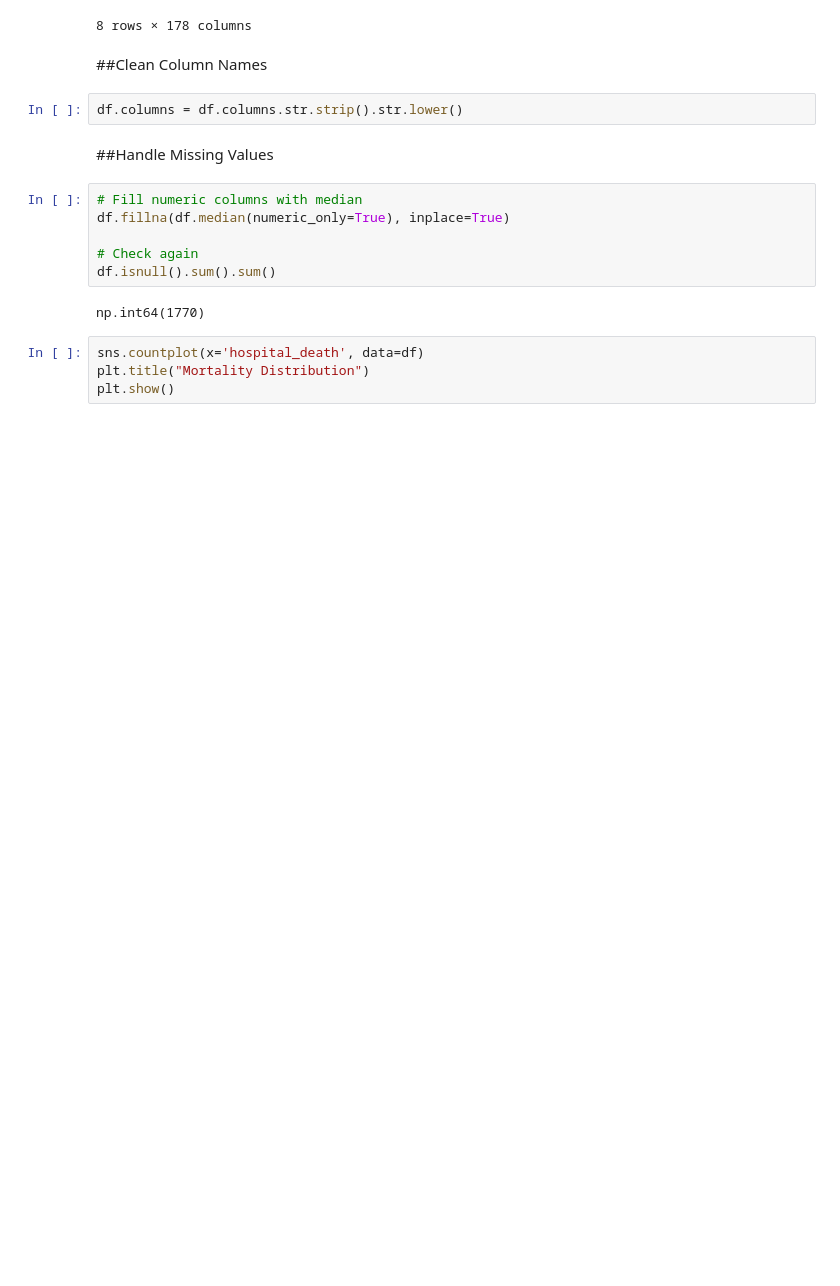
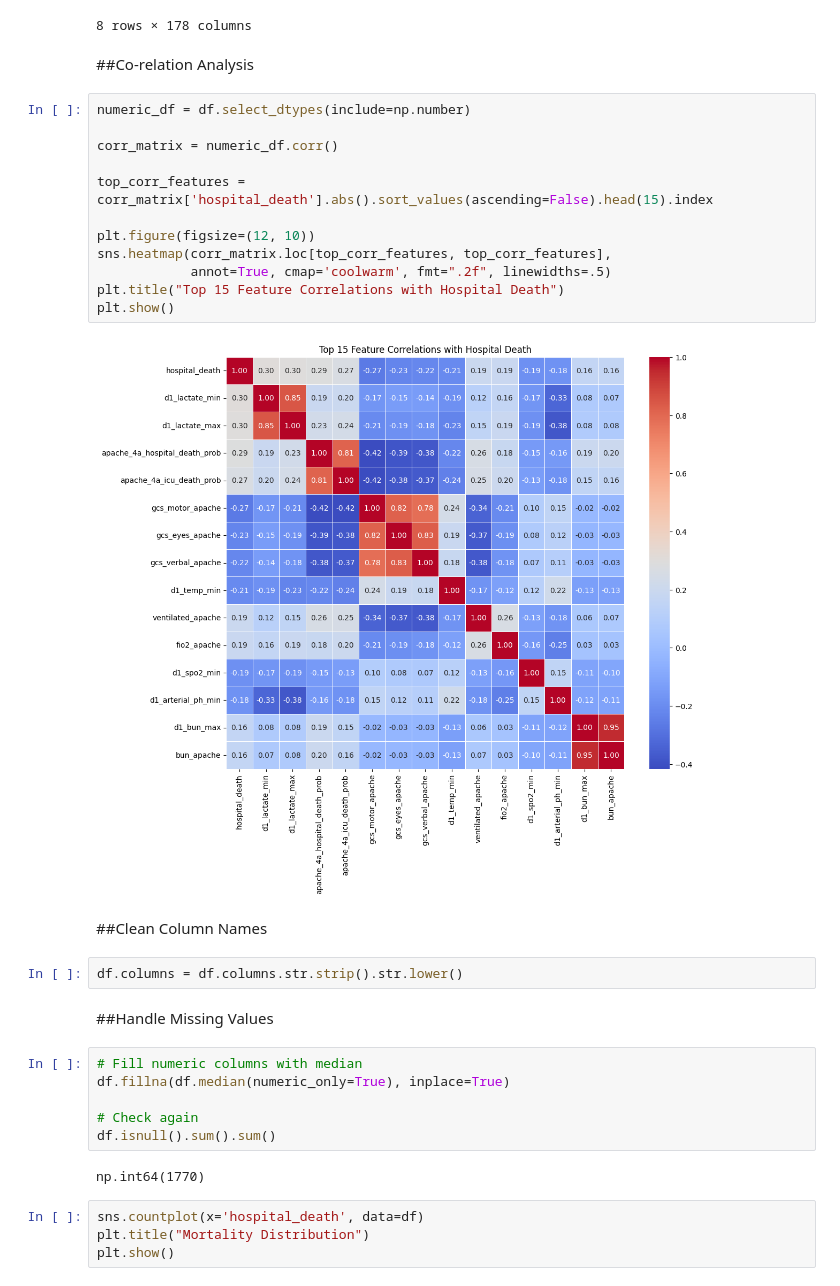
Before and after one commit to practicalClerk/ICU-Patient-Risk-Stratification, a Jupyter notebook: ICU_Risk_Stratisfaction_.ipynb, the cells around one changed output. Cells and saved outputs as stored; diff of their text form; blank space fills up the shorter version.

```diff
--- a/ICU_Risk_Stratisfaction_.ipynb
+++ b/ICU_Risk_Stratisfaction_.ipynb
@@ -52,6 +52,22 @@ memory usage: 14.8+ MB
 | 75% | 99180.000000 | 98113.000000 | 118.000000 | 0.000000 | 75.000000 | 33.720476 | 0.000000 | 177.800000 | ... |
 | max | 131045.000000 | 131040.000000 | 198.000000 | 1.000000 | 89.000000 | 67.814990 | 1.000000 | 195.590000 | ... |
 8 rows × 178 columns
+# %% [markdown]
+##Co-relation Analysis
+# %%
+numeric_df = df.select_dtypes(include=np.number)
+
+corr_matrix = numeric_df.corr()
+
+top_corr_features = corr_matrix['hospital_death'].abs().sort_values(ascending=False).head(15).index
+
+plt.figure(figsize=(12, 10))
+sns.heatmap(corr_matrix.loc[top_corr_features, top_corr_features],
+            annot=True, cmap='coolwarm', fmt=".2f", linewidths=.5)
+plt.title("Top 15 Feature Correlations with Hospital Death")
+plt.show()
+# %% [output]
+[figure, added]
 # %% [markdown]
 ##Clean Column Names
 # %%
```
